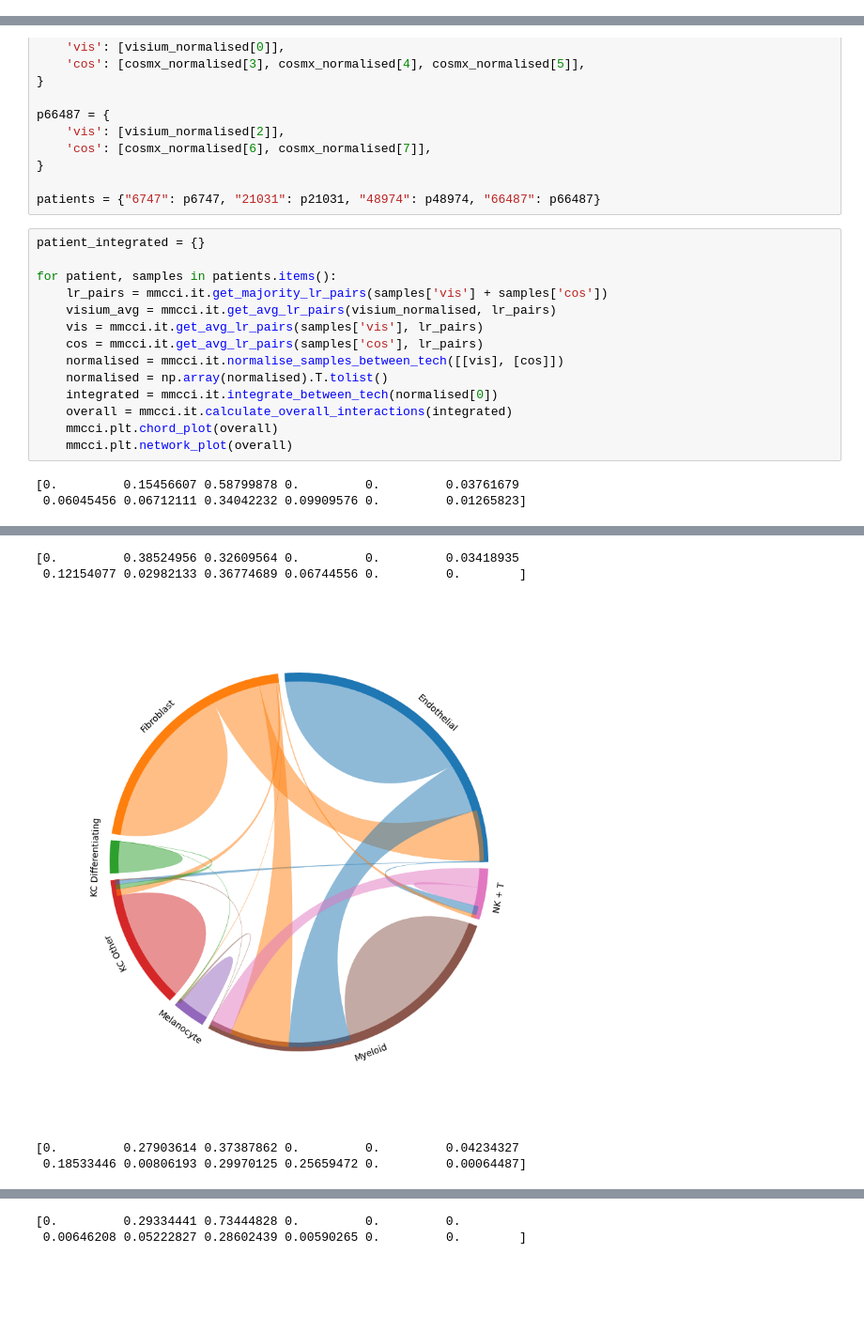
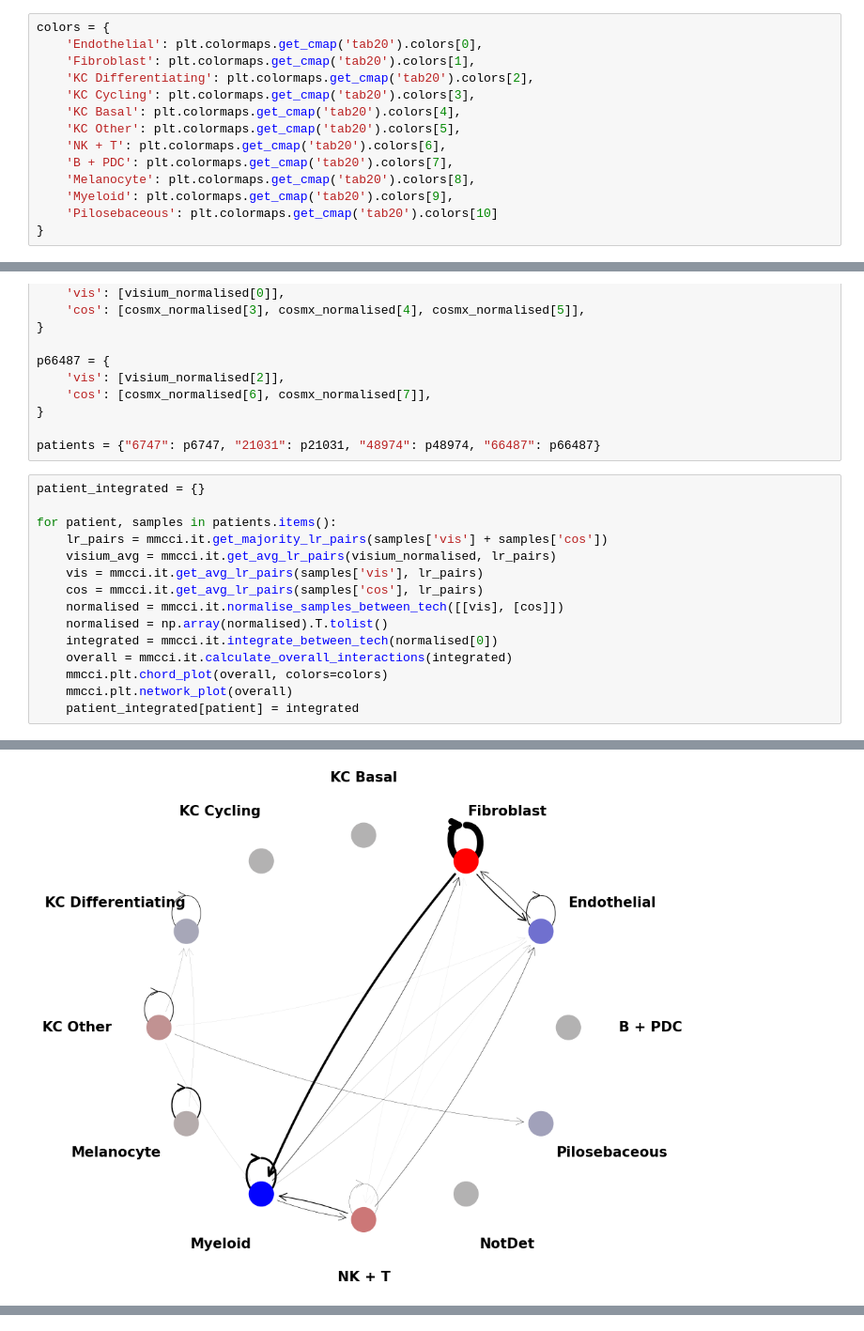
Before and after one commit to BiomedicalMachineLearning/MultimodalCCI, a Jupyter notebook: examples/melanoma_integration.ipynb, the cells around one changed output, grey strips where cells are left out. Shown at 94% size. Saved outputs shown, nothing was run; the diff lists cells and outputs as text; blank space fills up the shorter version.

Commit message:
Add color customization to chord_plot function

```diff
--- a/examples/melanoma_integration.ipynb
+++ b/examples/melanoma_integration.ipynb
@@ -39,6 +40,20 @@ cosmx_cci = [sample.uns['per_lr_cci_cell_type'] for sample in cosmx]
 visium_sizes = [sample.shape[0] for sample in visium]
 xenium_sizes = [sample.shape[0] for sample in xenium]
 cosmx_sizes = [sample.shape[0] for sample in cosmx]
+# %%
+colors = {
+    'Endothelial': plt.colormaps.get_cmap('tab20').colors[0],
+    'Fibroblast': plt.colormaps.get_cmap('tab20').colors[1],
+    'KC Differentiating': plt.colormaps.get_cmap('tab20').colors[2],
+    'KC Cycling': plt.colormaps.get_cmap('tab20').colors[3],
+    'KC Basal': plt.colormaps.get_cmap('tab20').colors[4],
+    'KC Other': plt.colormaps.get_cmap('tab20').colors[5],
+    'NK + T': plt.colormaps.get_cmap('tab20').colors[6],
+    'B + PDC': plt.colormaps.get_cmap('tab20').colors[7],
+    'Melanocyte': plt.colormaps.get_cmap('tab20').colors[8],
+    'Myeloid': plt.colormaps.get_cmap('tab20').colors[9],
+    'Pilosebaceous': plt.colormaps.get_cmap('tab20').colors[10]
+}
 # %%
 cell_type_replacements = {
     'KC.Basal': 'KC Basal',
@@ -121,8 +136,7 @@ for patient, samples in patients.items():
     normalised = np.array(normalised).T.tolist()
     integrated = mmcci.it.integrate_between_tech(normalised[0])
     overall = mmcci.it.calculate_overall_interactions(integrated)
-    mmcci.plt.chord_plot(overall)
+    mmcci.plt.chord_plot(overall, colors=colors)
     mmcci.plt.network_plot(overall)
+    patient_integrated[patient] = integrated
 # %% [output]
-[0.         0.15456607 0.58799878 0.         0.         0.03761679
- 0.06045456 0.06712111 0.34042232 0.09909576 0.         0.01265823]
@@ -130,5 +144 @@ for patient, samples in patients.items():
-[0.         0.38524956 0.32609564 0.         0.         0.03418935
- 0.12154077 0.02982133 0.36774689 0.06744556 0.         0.        ]
-[figure, old version]
+[figure, new version]
-[0.         0.27903614 0.37387862 0.         0.         0.04234327
- 0.18533446 0.00806193 0.29970125 0.25659472 0.         0.00064487]
@@ -136,2 +145,0 @@ for patient, samples in patients.items():
-[0.         0.29334441 0.73444828 0.         0.         0.
- 0.00646208 0.05222827 0.28602439 0.00590265 0.         0.        ]
```
Also changed, not shown: parts of 25 cells of this notebook, 13 other files.
